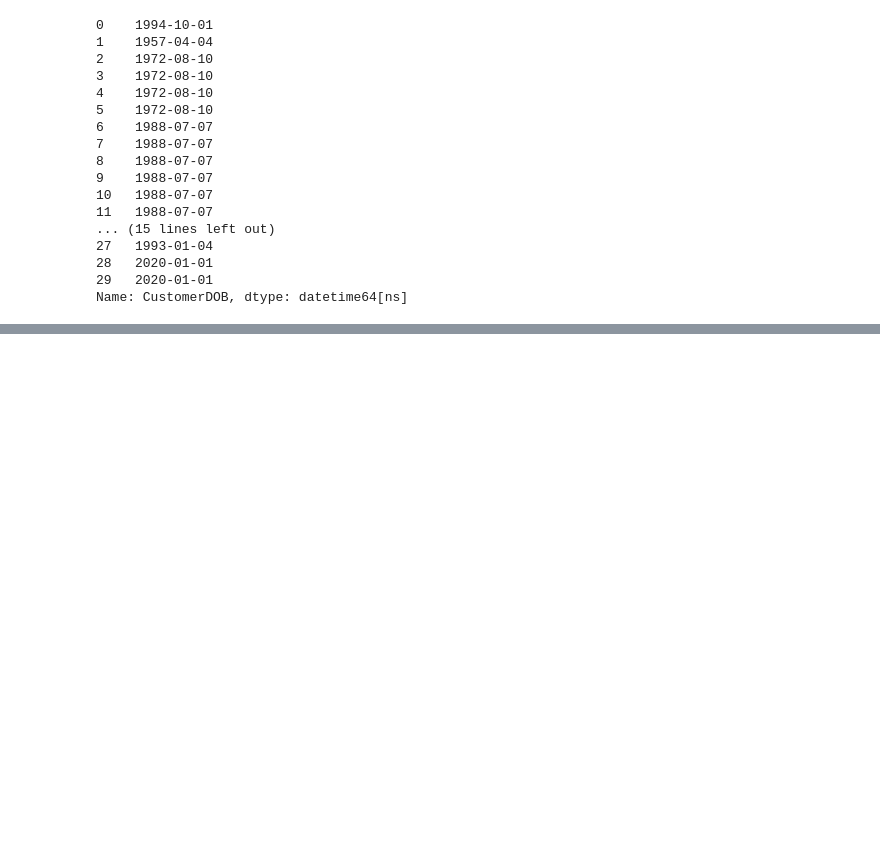
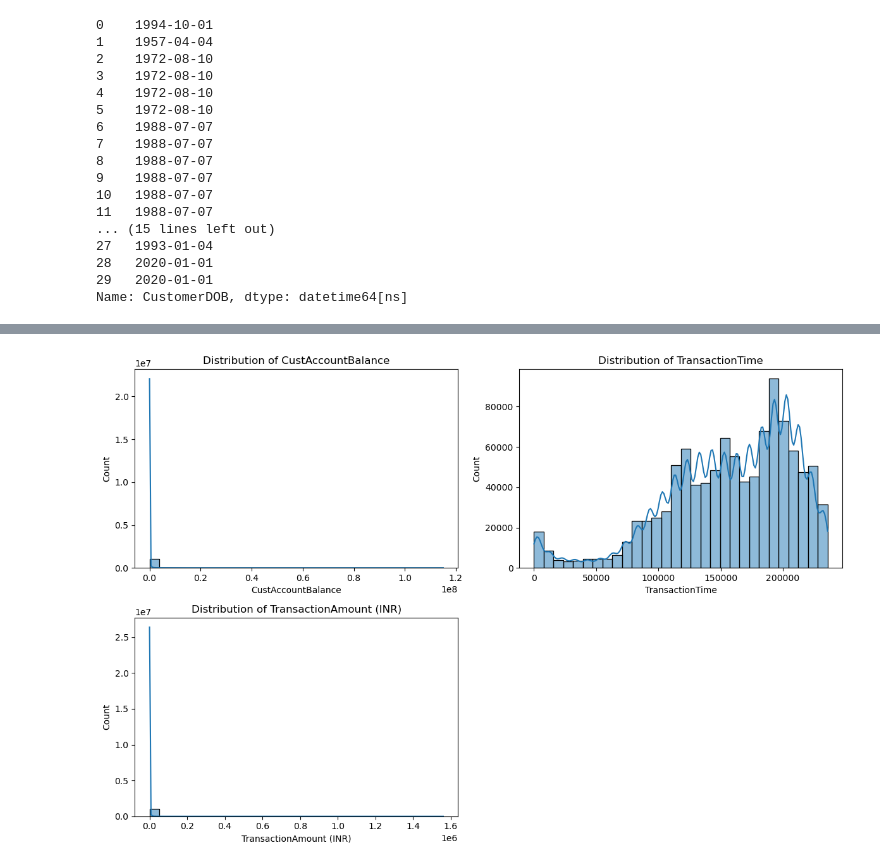
Before and after one commit to Rugiatu2023/banking_project, a Jupyter notebook: notebook/Untitled.ipynb, the cells around one changed output, grey strips where cells are left out. Cells and saved outputs as stored; diff of their text form; code cells hidden in the pictures; blank space fills up the shorter version.

Commit message:
Added EDA data and visualizations

```diff
--- a/notebook/Untitled.ipynb
+++ b/notebook/Untitled.ipynb
@@ -647,0 +332,6 @@ df.head(3)
+# %%
+# Load the cleaned CSV file
+df = pd.read_csv("../output/cleaned_data_2025-10-16_1230.csv")
+
+# View first few rows
+df.head()
@@ -647,0 +395,26 @@ df.head(3)
+# %%
+num_cols = df.select_dtypes(include=['float64', 'int64']).columns
+# %%
+ # Set number of rows and columns (you can change these)
+nrows = 2
+ncols = 2
+
+# Create the figure
+fig, axes = plt.subplots(nrows=nrows, ncols=ncols, figsize=(12, 8))
+
+# Flatten axes to make looping easier
+axes = axes.flatten()
+
+# Loop through columns and plot
+for i, col in enumerate(num_cols):
+    sns.histplot(df[col], kde=True, bins=30, ax=axes[i])
+    axes[i].set_title(f"Distribution of {col}")
+
+# Hide any empty subplots (if number of plots < nrows*ncols)
+for j in range(i + 1, nrows * ncols):
+    fig.delaxes(axes[j])
+
+plt.tight_layout()
+plt.show()
+# %% [output]
+[figure, added]
```
Also changed, not shown: parts of 73 cells of this notebook, 19 other files.
